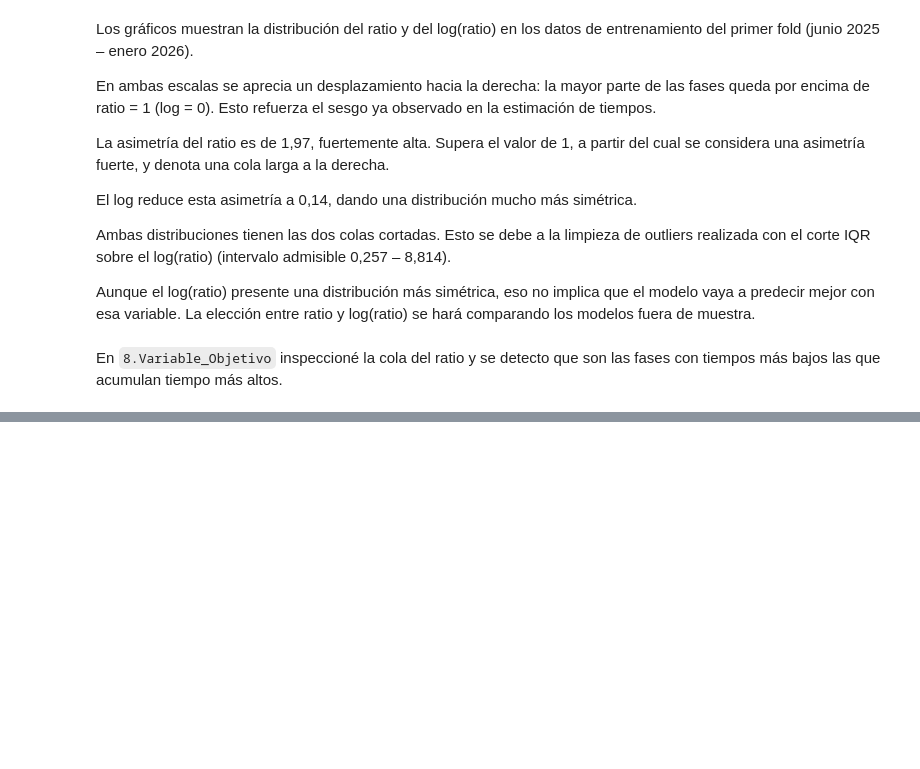
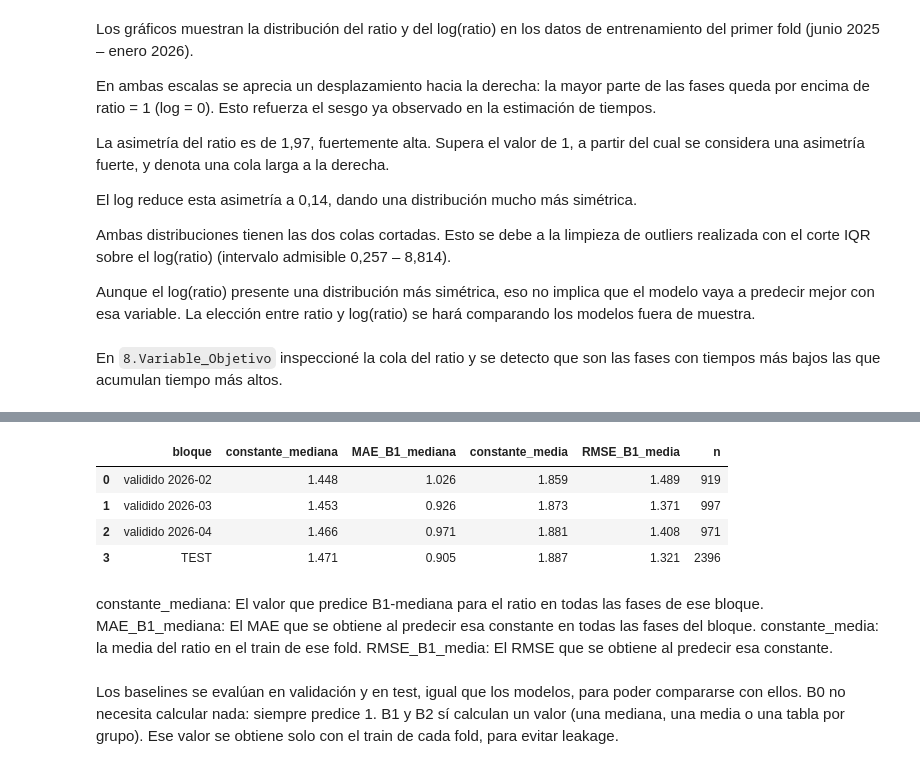
Before and after one commit to muntrans/TFM, a Jupyter notebook: 10.Modelado/10.1_Baselines.ipynb, the cells around one changed output, grey strips where cells are left out. Drawn from its saved outputs; the diff is of its cells as text; code cells hidden in the pictures; blank space fills up the shorter version.

```diff
--- a/10.Modelado/10.1_Baselines.ipynb
+++ b/10.Modelado/10.1_Baselines.ipynb
@@ -173,0 +180,48 @@ df_B0[["IDMOTask", "split", "mes_orden", "ratio", "pred_B0"]].to_parquet(
+# %%
+df_B1 = df_B0[["IDMOTask", "split", "mes_orden", "ratio"]].copy()
+df_B1["pred_B1_mediana"] = np.nan
+df_B1["pred_B1_media"]   = np.nan
+
+# Validación: la constante se aprende en el train de cada fold
+for mes in MESES_VALIDACION:
+    train, valid = obtener_fold(df_B1, mes)
+    df_B1.loc[valid.index, "pred_B1_mediana"] = train["ratio"].median()
+    df_B1.loc[valid.index, "pred_B1_media"]   = train["ratio"].mean()
+
+# Test: la constante se aprende con todo el desarrollo
+B1_desarrollo = df_B1[df_B1["split"] == "desarrollo"] # split: desarrollo o test
+B1_test = df_B1["split"] == "test"
+df_B1.loc[B1_test, "pred_B1_mediana"] = B1_desarrollo["ratio"].median()
+df_B1.loc[B1_test, "pred_B1_media"]   = B1_desarrollo["ratio"].mean()
+
+# Métricas por bloque (mismo formato que B0)
+filas = []
+bloques = [(f"validido {mes}", obtener_fold(df_B1, mes)[1]) for mes in MESES_VALIDACION]
+bloques.append(("TEST", df_B1[B1_test]))
+
+for nombre, d in bloques:
+    m_med  = metricas(d["ratio"], d["pred_B1_mediana"])
+    m_mean = metricas(d["ratio"], d["pred_B1_media"])
+    filas.append({"bloque": nombre,
+                  "constante_mediana": d["pred_B1_mediana"].iloc[0],
+                  "MAE_B1_mediana":    m_med["MAE"],
+                  "constante_media":   d["pred_B1_media"].iloc[0],
+                  "RMSE_B1_media":     m_mean["RMSE"],
+                  "n":                 m_med["n"]})
+
+resultados_B1 = pd.DataFrame(filas).round(3)
+display(resultados_B1)
+# %% [output]
+|  | bloque | constante_mediana | MAE_B1_mediana | constante_media | RMSE_B1_media | n |
+| 0 | validido 2026-02 | 1.448 | 1.026 | 1.859 | 1.489 | 919 |
+| 1 | validido 2026-03 | 1.453 | 0.926 | 1.873 | 1.371 | 997 |
+| 2 | validido 2026-04 | 1.466 | 0.971 | 1.881 | 1.408 | 971 |
+| 3 | TEST | 1.471 | 0.905 | 1.887 | 1.321 | 2396 |
+# %% [markdown]
+constante_mediana: El valor que predice B1-mediana para el ratio en todas las fases de ese bloque.
+MAE_B1_mediana: El MAE que se obtiene al predecir esa constante en todas las fases del bloque.
+constante_media: la media del ratio en el train de ese fold.
+RMSE_B1_media: El RMSE que se obtiene al predecir esa constante.
+# %% [markdown]
+Los baselines se evalúan en validación y en test, igual que los modelos, para poder compararse con ellos.
+B0 no necesita calcular nada: siempre predice 1. B1 y B2 sí calculan un valor (una mediana, una media o una tabla por grupo). Ese valor se obtiene solo con el train de cada fold, para evitar leakage.
```
Also changed, not shown: parts of 5 cells of this notebook, 7 other files.
